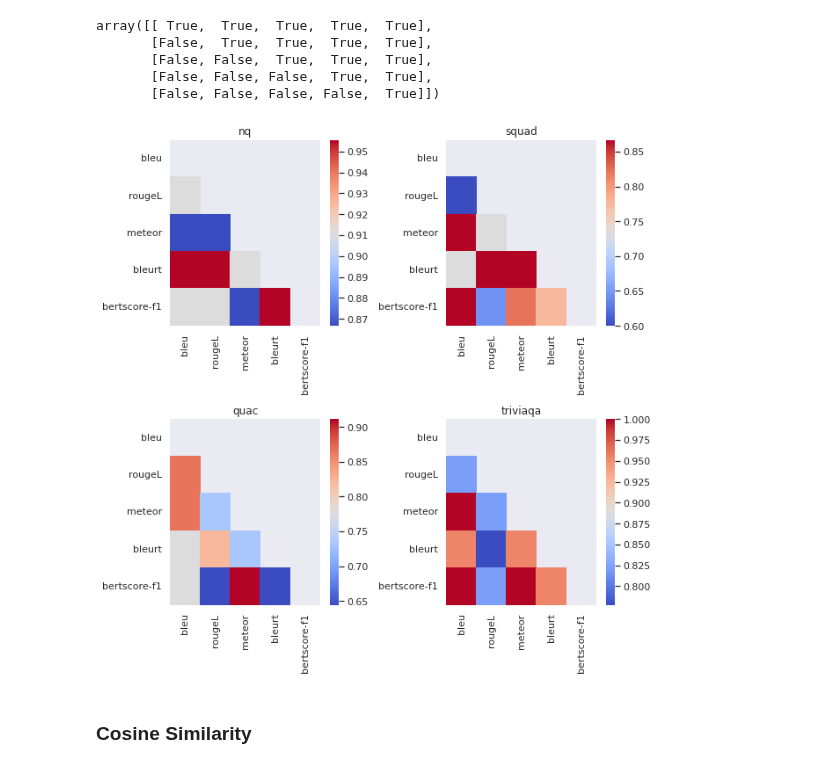
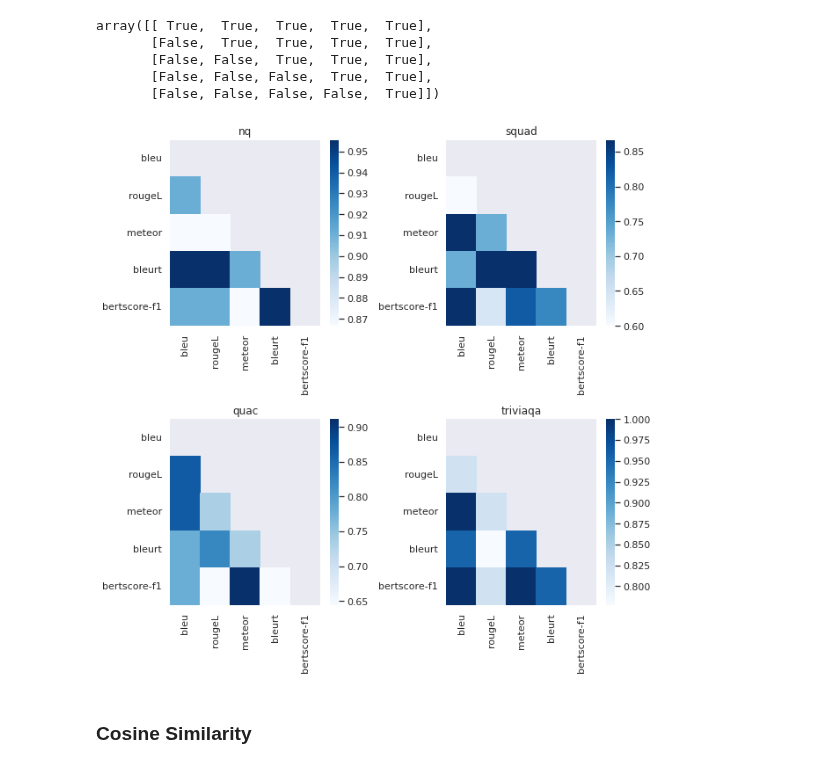
Before and after one commit to jeanlucjackson/w266_NLP_final_project, a Jupyter notebook: code/sandboxes/RR/rr_evaluation_sandbox.ipynb, the cells around one changed output. Cells and saved outputs as stored; diff of their text form; code cells hidden in the pictures.

```diff
--- a/code/sandboxes/RR/rr_evaluation_sandbox.ipynb
+++ b/code/sandboxes/RR/rr_evaluation_sandbox.ipynb
@@ -266,14 +266,14 @@ array([[ True,  True,  True,  True,  True],
 # %%
 fig, axes = plt.subplots(2, 2, figsize=(9,9))
 
 for ax, dataset in zip (axes.flat, datasets):
-  sns.heatmap(kendall_df[dataset], mask=mask, cmap="coolwarm", ax=ax).set(title=dataset)
+  sns.heatmap(kendall_df[dataset], mask=mask, cmap="Blues", ax=ax).set(title=dataset)
 
 fig.tight_layout()
 
 plt.show()
 # %% [output]
-[figure, old version]
+[figure, new version]
 # %% [markdown]
 ### Cosine Similarity
 # %%
```
